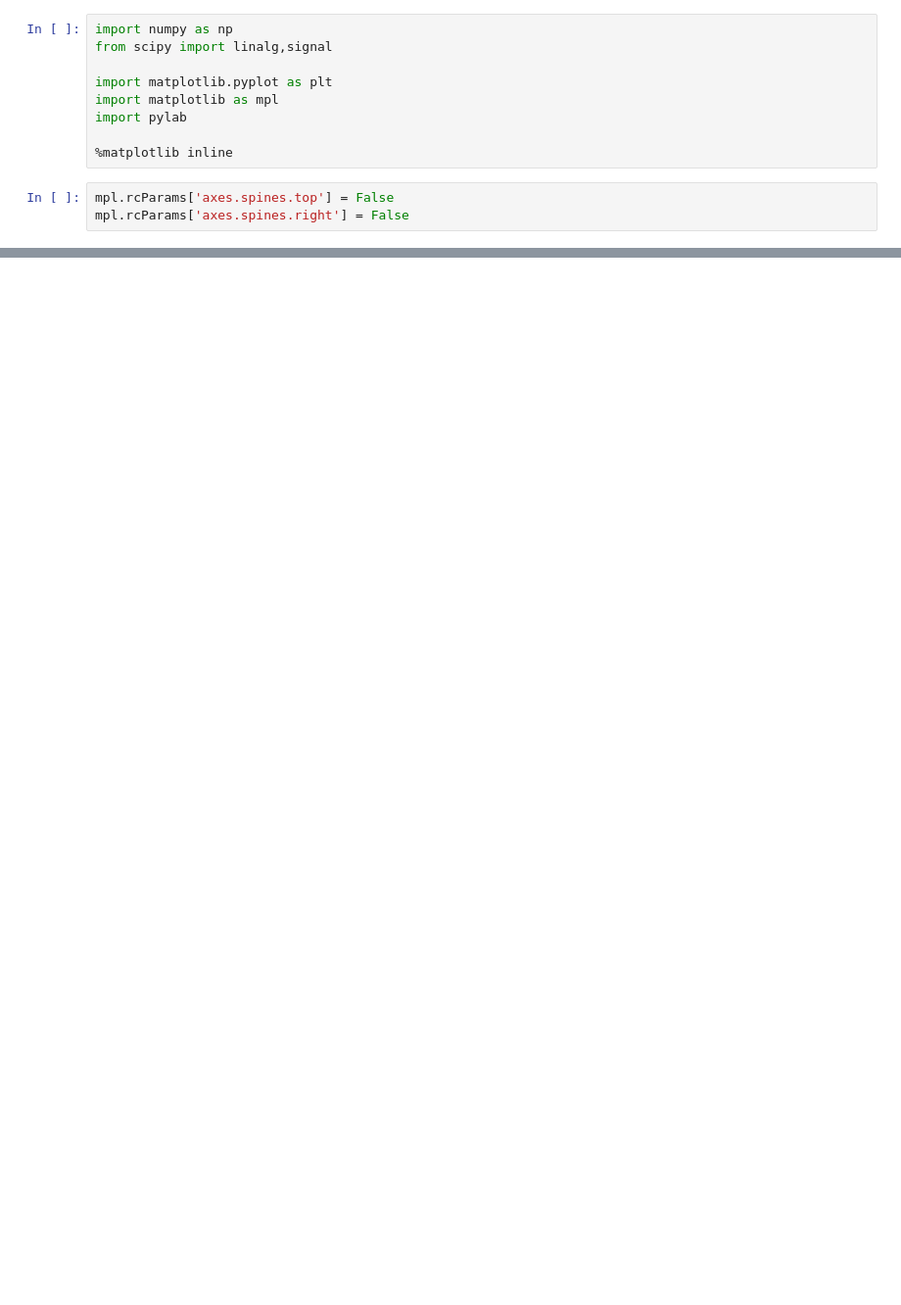
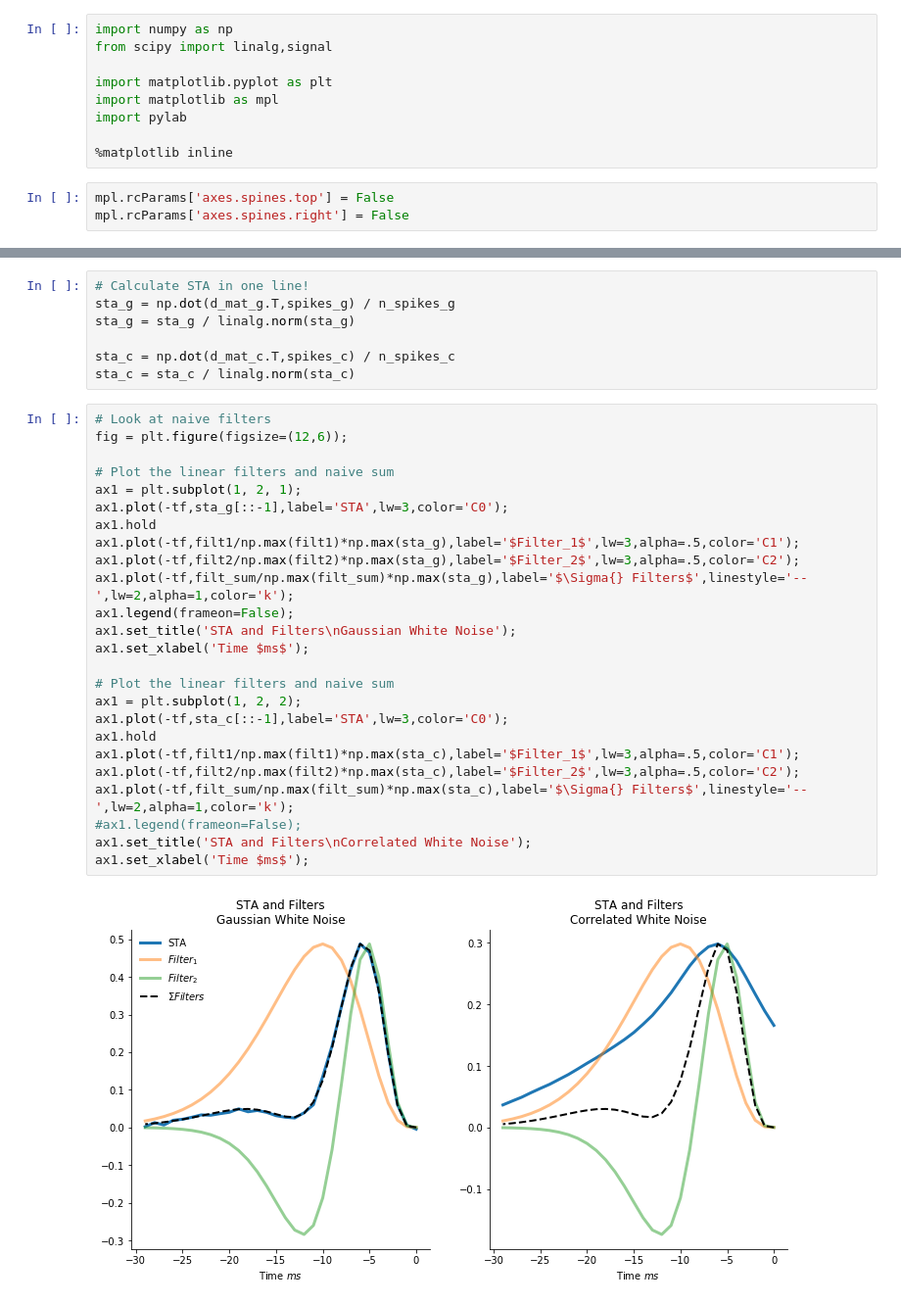
Before and after one commit to stephenholtz/neuro-examples, a Jupyter notebook: sta_stc_corr_noise_lnp_models.ipynb, the cells around one changed output, grey strips where cells are left out. Shown: that part at 98% size. Drawn from its saved outputs; the diff is of its cells as text; blank space fills up the shorter version.

```diff
--- a/sta_stc_corr_noise_lnp_models.ipynb
+++ b/sta_stc_corr_noise_lnp_models.ipynb
@@ -28,0 +192,34 @@ $\mathbf{s_c}$ : correlated gaussian white noise generated by convolving white n
+# %%
+# Calculate STA in one line!
+sta_g = np.dot(d_mat_g.T,spikes_g) / n_spikes_g
+sta_g = sta_g / linalg.norm(sta_g)
+
+sta_c = np.dot(d_mat_c.T,spikes_c) / n_spikes_c
+sta_c = sta_c / linalg.norm(sta_c)
+# %%
+# Look at naive filters
+fig = plt.figure(figsize=(12,6));
+
+# Plot the linear filters and naive sum
+ax1 = plt.subplot(1, 2, 1);
+ax1.plot(-tf,sta_g[::-1],label='STA',lw=3,color='C0');
+ax1.hold
+ax1.plot(-tf,filt1/np.max(filt1)*np.max(sta_g),label='$Filter_1$',lw=3,alpha=.5,color='C1');
+ax1.plot(-tf,filt2/np.max(filt2)*np.max(sta_g),label='$Filter_2$',lw=3,alpha=.5,color='C2');
+ax1.plot(-tf,filt_sum/np.max(filt_sum)*np.max(sta_g),label='$\Sigma{} Filters$',linestyle='--',lw=2,alpha=1,color='k');
+ax1.legend(frameon=False);
+ax1.set_title('STA and Filters\nGaussian White Noise');
+ax1.set_xlabel('Time $ms$');
+
+# Plot the linear filters and naive sum
+ax1 = plt.subplot(1, 2, 2);
+ax1.plot(-tf,sta_c[::-1],label='STA',lw=3,color='C0');
+ax1.hold
+ax1.plot(-tf,filt1/np.max(filt1)*np.max(sta_c),label='$Filter_1$',lw=3,alpha=.5,color='C1');
+ax1.plot(-tf,filt2/np.max(filt2)*np.max(sta_c),label='$Filter_2$',lw=3,alpha=.5,color='C2');
+ax1.plot(-tf,filt_sum/np.max(filt_sum)*np.max(sta_c),label='$\Sigma{} Filters$',linestyle='--',lw=2,alpha=1,color='k');
+#ax1.legend(frameon=False);
+ax1.set_title('STA and Filters\nCorrelated White Noise');
+ax1.set_xlabel('Time $ms$');
+# %% [output]
+[figure, added]
```
Also changed, not shown: parts of 19 cells of this notebook.
